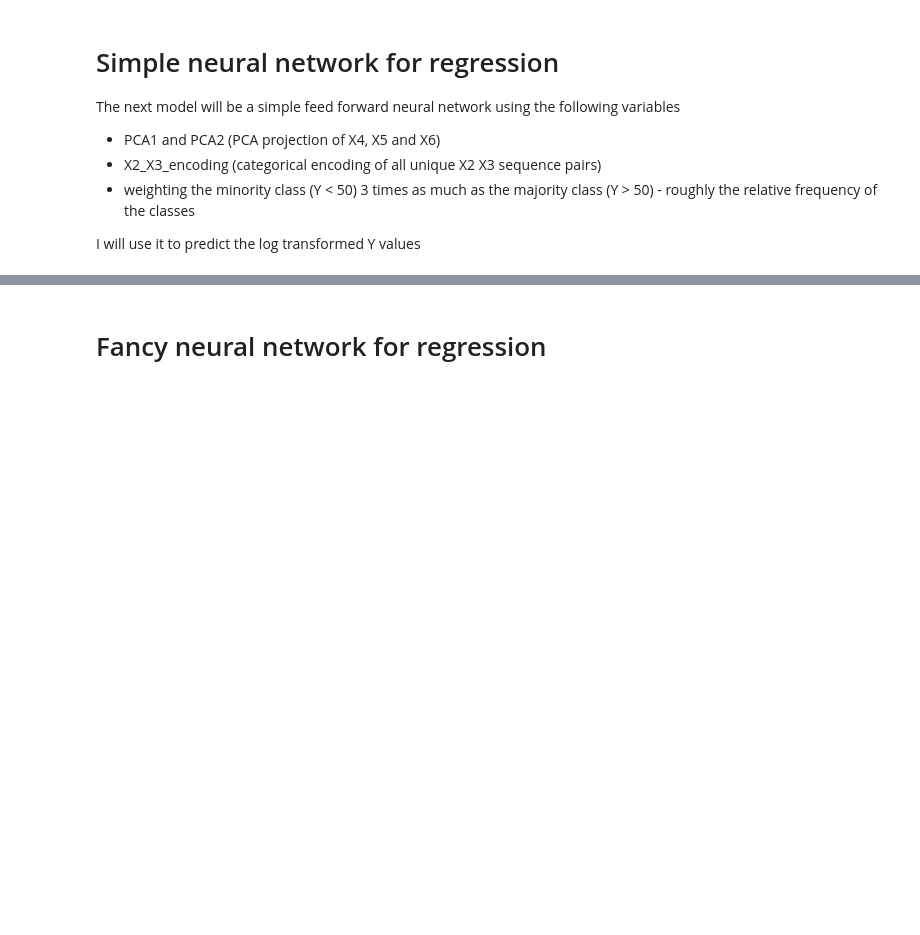
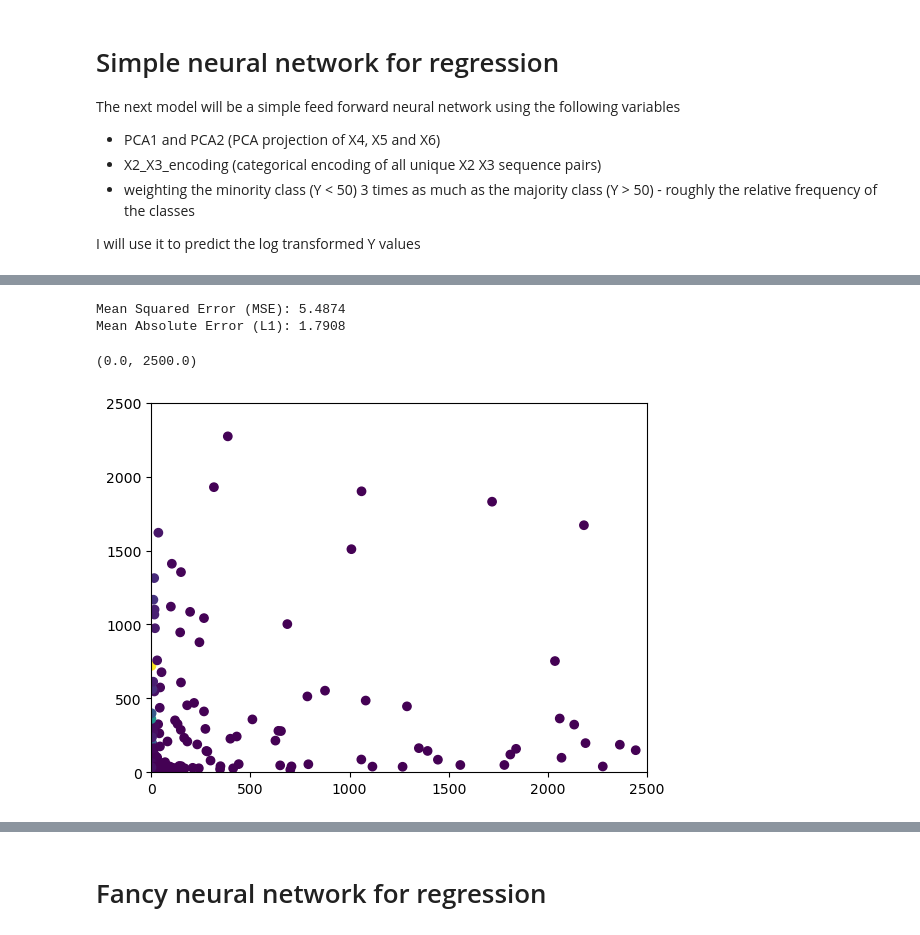
Before and after one commit to vegardbs/oncoimmunity, a Jupyter notebook: training_and_evaluation.ipynb, the cells around one changed output, grey strips where cells are left out. Cells and saved outputs as stored; diff of their text form; code cells hidden in the pictures; blank space fills up the shorter version.

```diff
--- a/training_and_evaluation.ipynb
+++ b/training_and_evaluation.ipynb
@@ -326,20 +397,19 @@ from torch.utils.data import Dataset, DataLoader
 
 # Define the neural network
 class SimpleNet(nn.Module):
-    def __init__(self):
+    def __init__(self,input_dim=13):
         super().__init__()
-        self.fc1 = nn.Linear(13, 32)
-        self.fc2 = nn.Linear(32, 16)
-        self.fc3 = nn.Linear(16, 1)
-        self.droput = nn.Dropout(p=.3)
+        self.fc1 = nn.Linear(input_dim, 512)
+        self.fc2 = nn.Linear(512, 256)
+        self.fc3 = nn.Linear(256, 1)
+        #self.droput = nn.Dropout(p=.3)
 
 
     def forward(self, x):
         x = torch.relu(self.fc1(x))
         x = torch.relu(self.fc2(x))
+        #x = self.droput(x)
         x = self.fc3(x)
-        #x = (nn.Tanh()(x)+1)*10
-        #x = self.droput(x)
         return x
 
 # Define the dataset class
@@ -450,0 +501,32 @@ Mean MSE: 5.6935, Std. Dev. of MSE: 0.0000
+# %%
+# Iterate over the test data
+test_data = MyDataset(X_test, y_test)
+test_loader = DataLoader(test_data, batch_size=len(test_data), shuffle=True)
+
+model.eval()
+with torch.no_grad():
+    for inputs, y in test_loader:
+        outputs = model(inputs)
+
+
+# # Calculate evaluation metrics
+mse = nn.MSELoss(reduction="none")(y, outputs)
+L1 = nn.L1Loss(reduction="none")(y, outputs)
+
+# Print the evaluation results
+print(f"Mean Squared Error (MSE): {mse.mean():.4f}")
+print(f"Mean Absolute Error (L1): {L1.mean():.4f}")
+# %% [output]
+Mean Squared Error (MSE): 5.4874
+Mean Absolute Error (L1): 1.7908
+# %%
+Y = np.exp(y)-1
+pred_Y = np.exp(outputs)-1
+error = Y - pred_Y
+# %%
+plt.scatter(Y, pred_Y, c=abs(error)/Y)
+plt.xlim([0, 2500])
+plt.ylim([0, 2500])
+# %% [output]
+(0.0, 2500.0)
+[figure, added]
```
Also changed, not shown: parts of 26 cells of this notebook.
